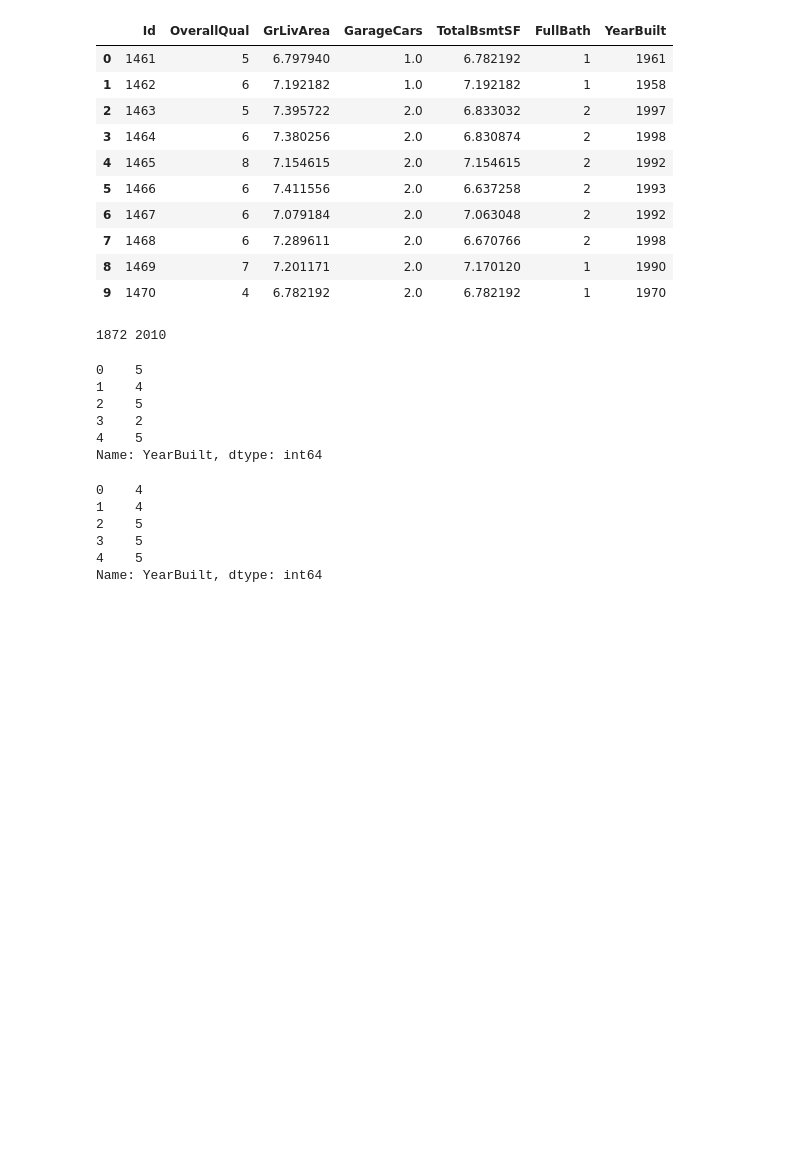
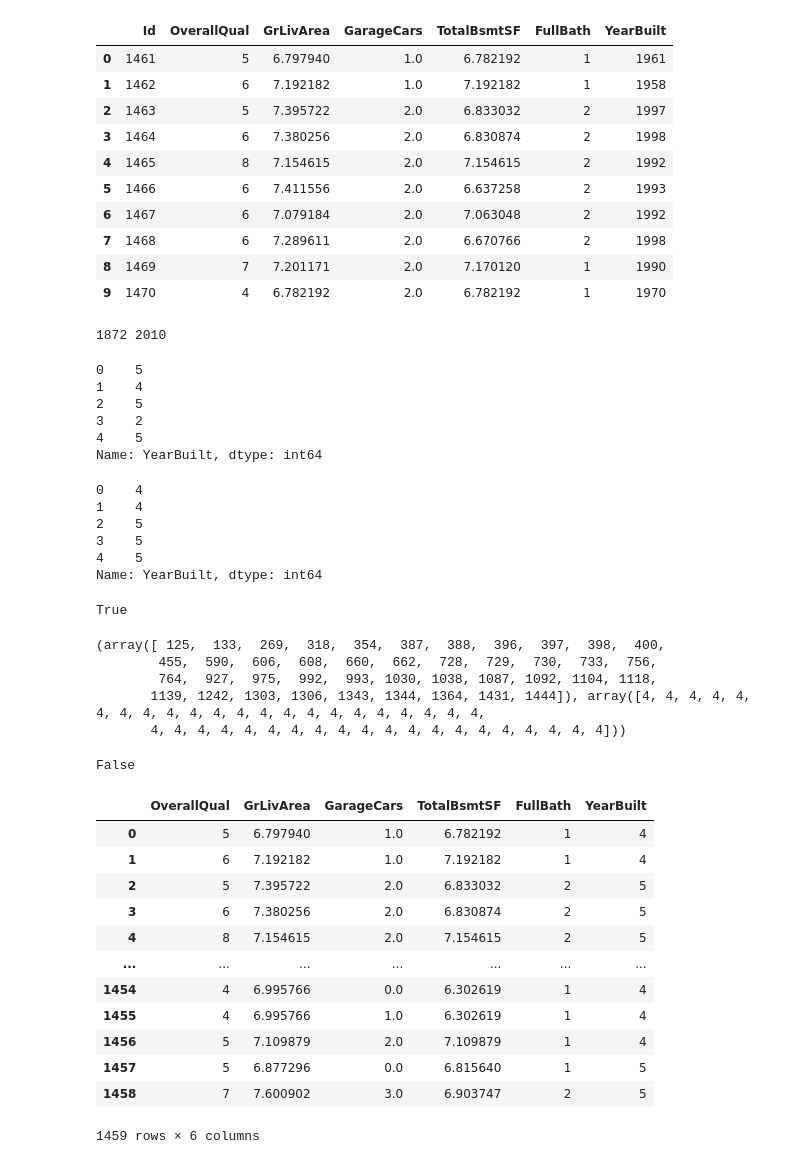
Before and after one commit to mushfiqulIslam/mltraining, a Jupyter notebook: house-prices/house-price.ipynb, the cells around one changed output. Drawn from its saved outputs; the diff is of its cells as text; code cells hidden in the pictures; blank space fills up the shorter version.

```diff
--- a/house-prices/house-price.ipynb
+++ b/house-prices/house-price.ipynb
@@ -424,3 +425,38 @@ test['YearBuilt'].head()
 3    5
 4    5
 Name: YearBuilt, dtype: int64
+# %%
+np.any(np.isinf(test))
+# %% [output]
+True
+# %%
+ar_inf = np.where(np.isinf(test))
+print (ar_inf)
+# %% [output]
+(array([ 125,  133,  269,  318,  354,  387,  388,  396,  397,  398,  400,
+        455,  590,  606,  608,  660,  662,  728,  729,  730,  733,  756,
+        764,  927,  975,  992,  993, 1030, 1038, 1087, 1092, 1104, 1118,
+       1139, 1242, 1303, 1306, 1343, 1344, 1364, 1431, 1444]), array([4, 4, 4, 4, 4, 4, 4, 4, 4, 4, 4, 4, 4, 4, 4, 4, 4, 4, 4, 4, 4, 4,
+       4, 4, 4, 4, 4, 4, 4, 4, 4, 4, 4, 4, 4, 4, 4, 4, 4, 4, 4, 4]))
+# %%
+test[np.isinf(test)] = 0
+np.any(np.isinf(test))
+# %% [output]
+False
+# %%
+test_data = test.drop("Id", axis=1).copy()
+test_data
+# %% [output]
+|  | OverallQual | GrLivArea | GarageCars | TotalBsmtSF | FullBath | YearBuilt |
+| 0 | 5 | 6.797940 | 1.0 | 6.782192 | 1 | 4 |
+| 1 | 6 | 7.192182 | 1.0 | 7.192182 | 1 | 4 |
+| 2 | 5 | 7.395722 | 2.0 | 6.833032 | 2 | 5 |
+| 3 | 6 | 7.380256 | 2.0 | 6.830874 | 2 | 5 |
+| 4 | 8 | 7.154615 | 2.0 | 7.154615 | 2 | 5 |
+| ... | ... | ... | ... | ... | ... | ... |
+| 1454 | 4 | 6.995766 | 0.0 | 6.302619 | 1 | 4 |
+| 1455 | 4 | 6.995766 | 1.0 | 6.302619 | 1 | 4 |
+| 1456 | 5 | 7.109879 | 2.0 | 7.109879 | 1 | 4 |
+| 1457 | 5 | 6.877296 | 0.0 | 6.815640 | 1 | 5 |
+| 1458 | 7 | 7.600902 | 3.0 | 6.903747 | 2 | 5 |
+1459 rows × 6 columns
```
Also changed, not shown: parts of 29 cells of this notebook.
